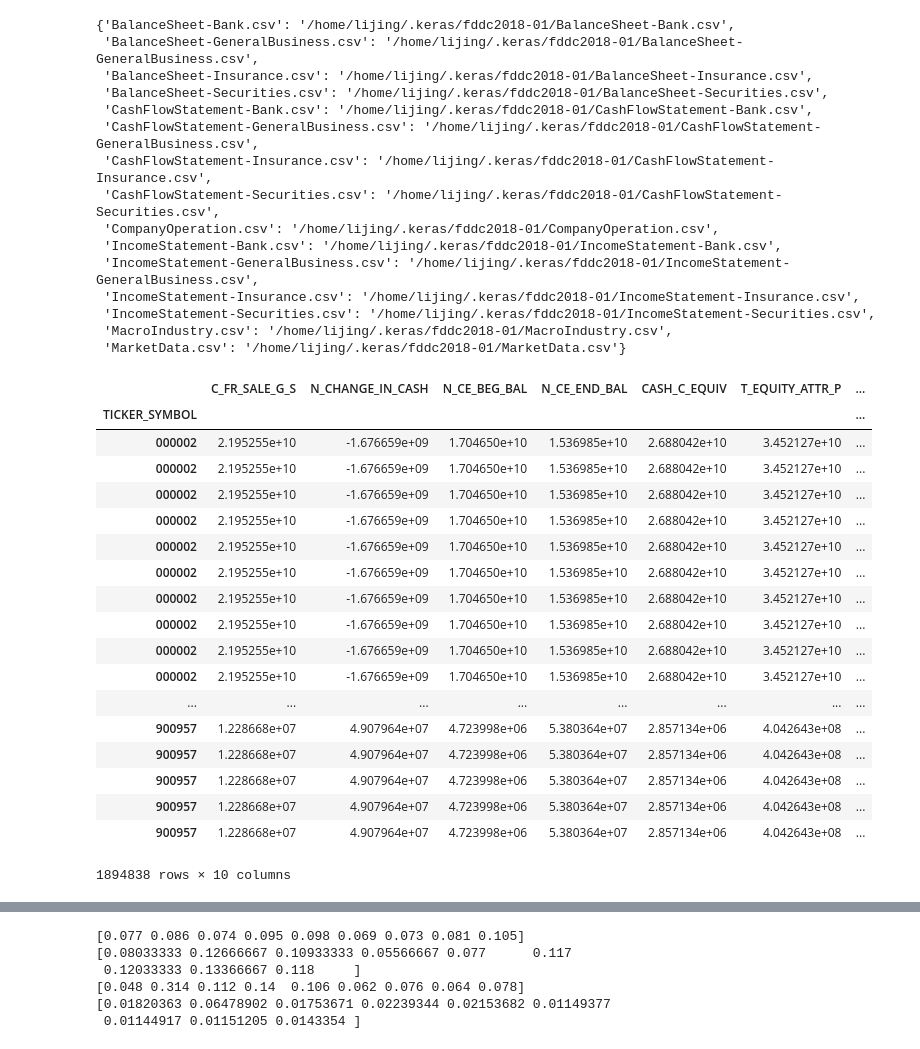
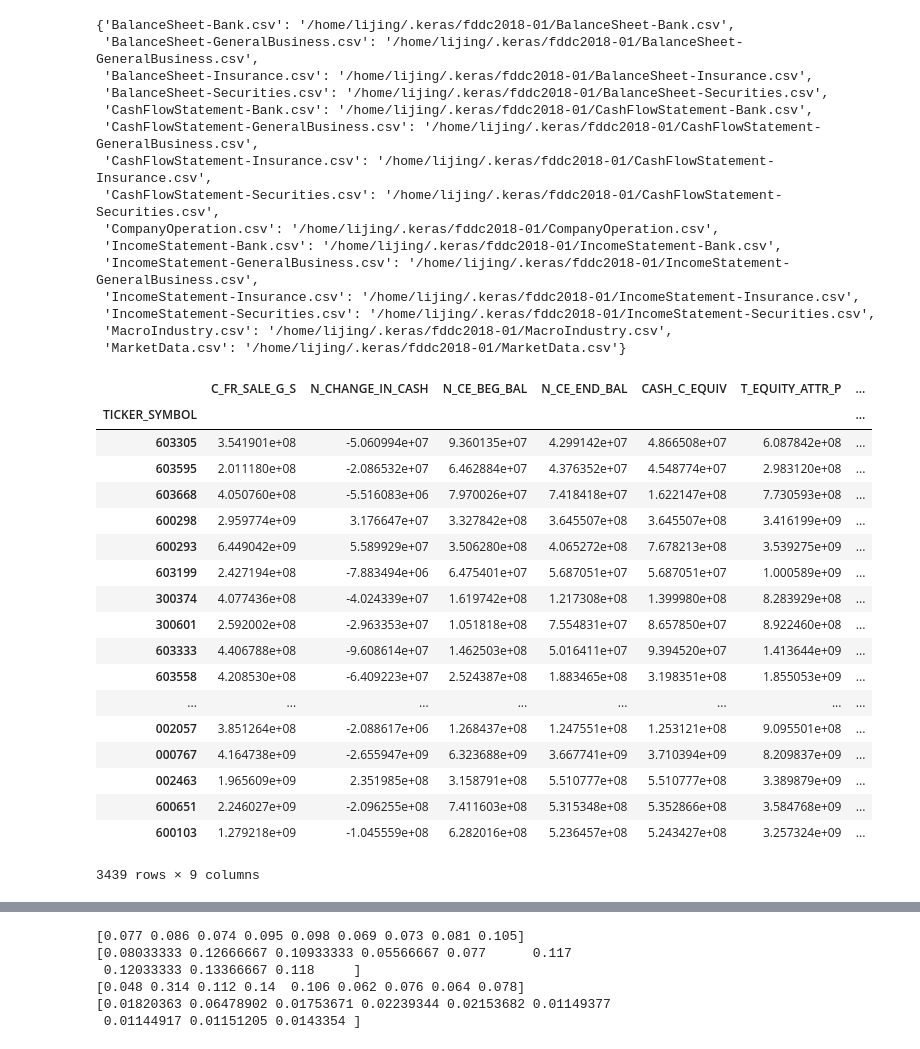
Before and after one commit to sszllx/tianchi, a Jupyter notebook: tianchi_test.ipynb, the cells around one changed output, grey strips where cells are left out. Saved outputs shown, nothing was run; the diff lists cells and outputs as text; code cells hidden in the pictures.

```diff
--- a/tianchi_test.ipynb
+++ b/tianchi_test.ipynb
@@ -57,13 +59,27 @@ cfs_data = get_data('CashFlowStatement-GeneralBusiness.csv',
                    ['TICKER_SYMBOL', 'REPORT_TYPE', 'PUBLISH_DATE',
                     'END_DATE', 'C_FR_SALE_G_S',
                     'N_CHANGE_IN_CASH', 'N_CE_BEG_BAL', 'N_CE_END_BAL'],
-                    '000002', 'S1').drop(['REPORT_TYPE', 'PUBLISH_DATE', 'END_DATE'],axis=1)
+                    '000002', 'S1').drop(['REPORT_TYPE', 'PUBLISH_DATE'],axis=1).fillna(method='ffill').fillna(method='bfill')
 bs_data = get_data('BalanceSheet-GeneralBusiness.csv',
                   ['TICKER_SYMBOL', 'REPORT_TYPE', 'PUBLISH_DATE',
                    'END_DATE', 'CASH_C_EQUIV',
                    'T_EQUITY_ATTR_P', 'MINORITY_INT', 'T_SH_EQUITY',
                    'T_LIAB_EQUITY'],
-                   '000002', 'S1').drop(['REPORT_TYPE', 'PUBLISH_DATE', 'END_DATE'],axis=1)
+                   '000002', 'S1').drop(['REPORT_TYPE', 'PUBLISH_DATE'],axis=1).fillna(method='ffill').fillna(method='bfill')
 is_data = get_data('IncomeStatement-GeneralBusiness.csv',
                   ['TICKER_SYMBOL', 'END_DATE', 'REPORT_TYPE', 'PUBLISH_DATE', 'REVENUE'],
-                  '000002', 'S1').drop(['REPORT_TYPE', 'PUBLISH_DATE', 'END_DATE'],axis=1)
+                  '000002', 'S1').drop(['REPORT_TYPE', 'PUBLISH_DATE'],axis=1).fillna(method='ffill').fillna(method='bfill')
+# %%
+mask = (cfs_data['END_DATE'] >= '2008-01-01') & (cfs_data['END_DATE'] <= '2016-06-30')
+train_cfs_data = cfs_data.loc[mask]
+mask = (bs_data['END_DATE'] >= '2008-01-01') & (bs_data['END_DATE'] <= '2016-06-30')
+train_bs_data = bs_data.loc[mask]
+mask = (is_data['END_DATE'] >= '2008-01-01') & (is_data['END_DATE'] <= '2016-06-30')
+train_is_data = is_data.loc[mask]
+
+mask = (cfs_data['END_DATE'] == '2017-06-30')
+test_cfs_data = cfs_data.loc[mask]
+mask = (bs_data['END_DATE'] == '2017-06-30')
+test_bs_data = bs_data.loc[mask]
+mask = (is_data['END_DATE'] == '2017-06-30')
+test_is_data = is_data.loc[mask]
@@ -73,29 +95,5 @@ y = is_data
 # %%
 # create train data
-
-train_data = cfs_data
-# train_data = train_data.append(bs_data.drop(['TICKER_SYMBOL', 'REPORT_TYPE', 'END_DATE'], axis=1))
-train_data = train_data.join(bs_data)
-train_data = train_data.join(y)
-
-train_data
+train_data = train_cfs_data.drop('END_DATE', axis=1)
+train_data = train_data.join(train_bs_data.drop('END_DATE', axis=1))
+# train_data = train_data.join(y)
-# %% [output]
-|  | C_FR_SALE_G_S | N_CHANGE_IN_CASH | N_CE_BEG_BAL | N_CE_END_BAL | CASH_C_EQUIV | T_EQUITY_ATTR_P | ... |
-| TICKER_SYMBOL |  |  |  |  |  |  | ... |
-| 000002 | 2.195255e+10 | -1.676659e+09 | 1.704650e+10 | 1.536985e+10 | 2.688042e+10 | 3.452127e+10 | ... |
-| 000002 | 2.195255e+10 | -1.676659e+09 | 1.704650e+10 | 1.536985e+10 | 2.688042e+10 | 3.452127e+10 | ... |
-| 000002 | 2.195255e+10 | -1.676659e+09 | 1.704650e+10 | 1.536985e+10 | 2.688042e+10 | 3.452127e+10 | ... |
-| 000002 | 2.195255e+10 | -1.676659e+09 | 1.704650e+10 | 1.536985e+10 | 2.688042e+10 | 3.452127e+10 | ... |
-| 000002 | 2.195255e+10 | -1.676659e+09 | 1.704650e+10 | 1.536985e+10 | 2.688042e+10 | 3.452127e+10 | ... |
-| 000002 | 2.195255e+10 | -1.676659e+09 | 1.704650e+10 | 1.536985e+10 | 2.688042e+10 | 3.452127e+10 | ... |
-| 000002 | 2.195255e+10 | -1.676659e+09 | 1.704650e+10 | 1.536985e+10 | 2.688042e+10 | 3.452127e+10 | ... |
-| 000002 | 2.195255e+10 | -1.676659e+09 | 1.704650e+10 | 1.536985e+10 | 2.688042e+10 | 3.452127e+10 | ... |
-| 000002 | 2.195255e+10 | -1.676659e+09 | 1.704650e+10 | 1.536985e+10 | 2.688042e+10 | 3.452127e+10 | ... |
-| 000002 | 2.195255e+10 | -1.676659e+09 | 1.704650e+10 | 1.536985e+10 | 2.688042e+10 | 3.452127e+10 | ... |
-| ... | ... | ... | ... | ... | ... | ... | ... |
-| 900957 | 1.228668e+07 | 4.907964e+07 | 4.723998e+06 | 5.380364e+07 | 2.857134e+06 | 4.042643e+08 | ... |
-| 900957 | 1.228668e+07 | 4.907964e+07 | 4.723998e+06 | 5.380364e+07 | 2.857134e+06 | 4.042643e+08 | ... |
-| 900957 | 1.228668e+07 | 4.907964e+07 | 4.723998e+06 | 5.380364e+07 | 2.857134e+06 | 4.042643e+08 | ... |
-| 900957 | 1.228668e+07 | 4.907964e+07 | 4.723998e+06 | 5.380364e+07 | 2.857134e+06 | 4.042643e+08 | ... |
-| 900957 | 1.228668e+07 | 4.907964e+07 | 4.723998e+06 | 5.380364e+07 | 2.857134e+06 | 4.042643e+08 | ... |
-1894838 rows × 10 columns
@@ -102 +102,25 @@ train_data
+# %%
+test_data = test_cfs_data.drop('END_DATE', axis=1)
+test_data = test_data.join(test_bs_data.drop('END_DATE', axis=1))
+test_data = test_data.fillna(method='ffill')
+# %% [output]
+|  | C_FR_SALE_G_S | N_CHANGE_IN_CASH | N_CE_BEG_BAL | N_CE_END_BAL | CASH_C_EQUIV | T_EQUITY_ATTR_P | ... |
+| TICKER_SYMBOL |  |  |  |  |  |  | ... |
+| 603305 | 3.541901e+08 | -5.060994e+07 | 9.360135e+07 | 4.299142e+07 | 4.866508e+07 | 6.087842e+08 | ... |
+| 603595 | 2.011180e+08 | -2.086532e+07 | 6.462884e+07 | 4.376352e+07 | 4.548774e+07 | 2.983120e+08 | ... |
+| 603668 | 4.050760e+08 | -5.516083e+06 | 7.970026e+07 | 7.418418e+07 | 1.622147e+08 | 7.730593e+08 | ... |
+| 600298 | 2.959774e+09 | 3.176647e+07 | 3.327842e+08 | 3.645507e+08 | 3.645507e+08 | 3.416199e+09 | ... |
+| 600293 | 6.449042e+09 | 5.589929e+07 | 3.506280e+08 | 4.065272e+08 | 7.678213e+08 | 3.539275e+09 | ... |
+| 603199 | 2.427194e+08 | -7.883494e+06 | 6.475401e+07 | 5.687051e+07 | 5.687051e+07 | 1.000589e+09 | ... |
+| 300374 | 4.077436e+08 | -4.024339e+07 | 1.619742e+08 | 1.217308e+08 | 1.399980e+08 | 8.283929e+08 | ... |
+| 300601 | 2.592002e+08 | -2.963353e+07 | 1.051818e+08 | 7.554831e+07 | 8.657850e+07 | 8.922460e+08 | ... |
+| 603333 | 4.406788e+08 | -9.608614e+07 | 1.462503e+08 | 5.016411e+07 | 9.394520e+07 | 1.413644e+09 | ... |
+| 603558 | 4.208530e+08 | -6.409223e+07 | 2.524387e+08 | 1.883465e+08 | 3.198351e+08 | 1.855053e+09 | ... |
+| ... | ... | ... | ... | ... | ... | ... | ... |
+| 002057 | 3.851264e+08 | -2.088617e+06 | 1.268437e+08 | 1.247551e+08 | 1.253121e+08 | 9.095501e+08 | ... |
+| 000767 | 4.164738e+09 | -2.655947e+09 | 6.323688e+09 | 3.667741e+09 | 3.710394e+09 | 8.209837e+09 | ... |
+| 002463 | 1.965609e+09 | 2.351985e+08 | 3.158791e+08 | 5.510777e+08 | 5.510777e+08 | 3.389879e+09 | ... |
+| 600651 | 2.246027e+09 | -2.096255e+08 | 7.411603e+08 | 5.315348e+08 | 5.352866e+08 | 3.584768e+09 | ... |
+| 600103 | 1.279218e+09 | -1.045559e+08 | 6.282016e+08 | 5.236457e+08 | 5.243427e+08 | 3.257324e+09 | ... |
+3439 rows × 9 columns
 # %%
```
Also changed, not shown: parts of 7 cells of this notebook.
